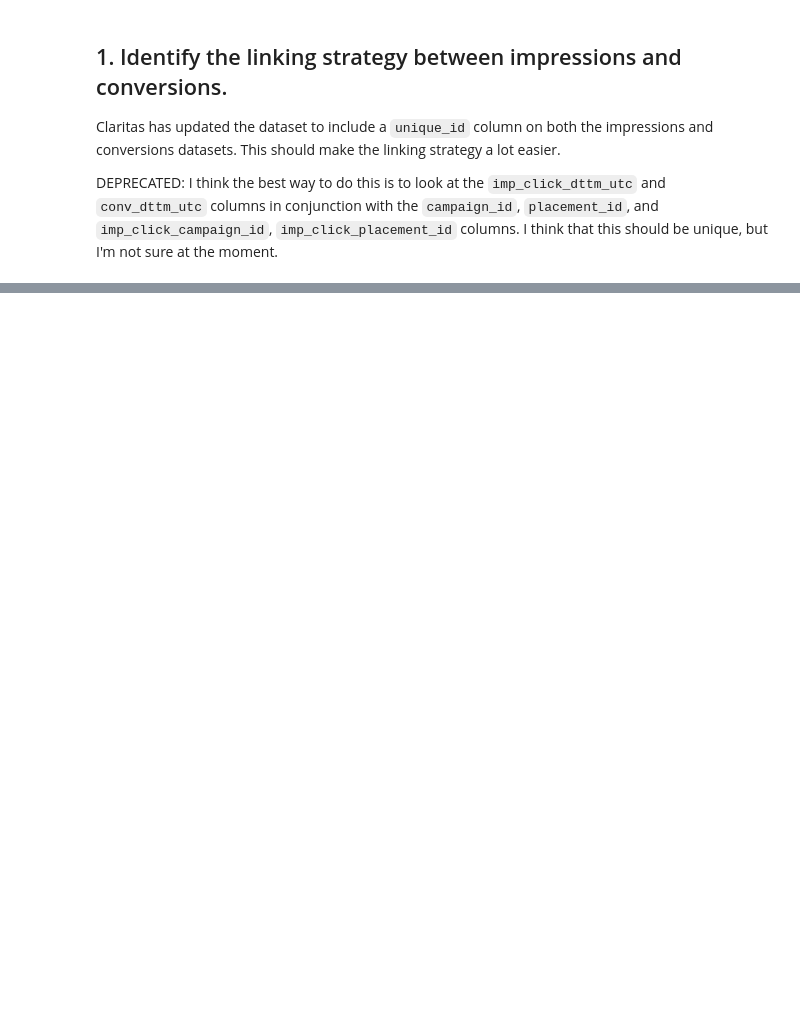
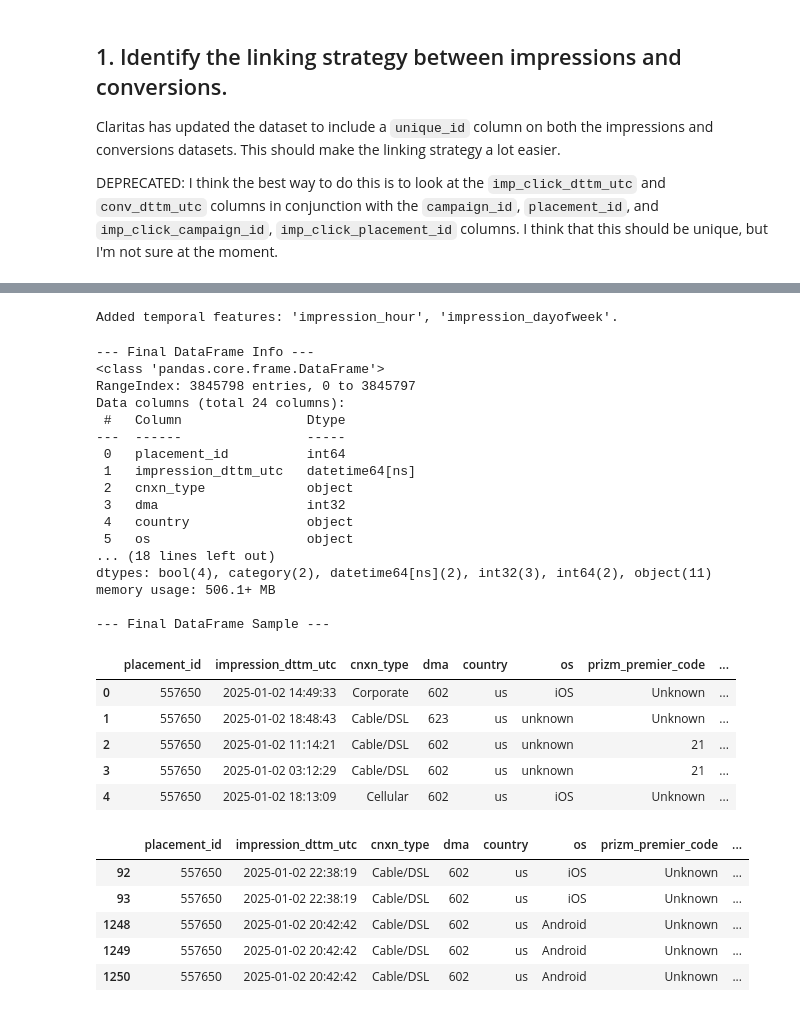
Before and after one commit to paramkpr/AuctioNN, a Jupyter notebook: notebooks/data_cleaning.ipynb, the cells around one changed output, grey strips where cells are left out. Saved outputs shown, nothing was run; the diff lists cells and outputs as text; code cells hidden in the pictures; blank space fills up the shorter version.

Commit message:
(feat) added data preprocessing and dataset functions

```diff
--- a/notebooks/data_cleaning.ipynb
+++ b/notebooks/data_cleaning.ipynb
@@ -150,0 +222,28 @@ Sample of matching unique_ids found in impressions:
+# %%
+from user_agents import parse
+
+# Apply the parser to the user_agent column
+ua_features = df_merged_final['user_agent'].apply(lambda ua_str: pd.Series({
+    'ua_browser': parse(ua_str).browser.family if ua_str else 'Unknown',
+    'ua_os': parse(ua_str).os.family if ua_str else 'Unknown',
+    'ua_device_family': parse(ua_str).device.family if ua_str else 'Unknown', # e.g., 'iPhone', 'Samsung SM-G950F'
+    'ua_device_brand': parse(ua_str).device.brand if ua_str else 'Unknown', # e.g., 'Apple', 'Samsung'
+    'ua_is_mobile': parse(ua_str).is_mobile,
+    'ua_is_tablet': parse(ua_str).is_tablet,
+    'ua_is_pc': parse(ua_str).is_pc,
+    'ua_is_bot': parse(ua_str).is_bot,
+}))
+
+# Join the new features back to the main dataframe
+df_merged_final = pd.concat([df_merged_final, ua_features], axis=1)
+
+# Drop the original user_agent, os, and device_type columns as they are now redundant
+columns_to_drop_after_ua = ['user_agent']
+# Ensure columns exist before dropping
+columns_to_drop_after_ua = [col for col in columns_to_drop_after_ua if col in df_merged_final.columns]
+df_merged_final = df_merged_final.drop(columns=columns_to_drop_after_ua)
+
+
+print("Parsed user_agent string and added new features.")
+print("Dropped original 'user_agent', 'os', 'device_type' columns.")
+print("New columns sample:", ua_features.head())
@@ -150,0 +259,49 @@ Sample of matching unique_ids found in impressions:
+# %%
+# Ensure the impression timestamp is in datetime format
+df_merged_final['impression_dttm_utc'] = pd.to_datetime(df_merged_final['impression_dttm_utc'])
+
+# Extract temporal features
+df_merged_final['impression_hour'] = df_merged_final['impression_dttm_utc'].dt.hour
+df_merged_final['impression_dayofweek'] = df_merged_final['impression_dttm_utc'].dt.dayofweek # Monday=0, Sunday=6
+
+print("Added temporal features: 'impression_hour', 'impression_dayofweek'.")
+# %% [output]
+Added temporal features: 'impression_hour', 'impression_dayofweek'.
+# %%
+print("\n--- Final DataFrame Info ---")
+df_merged_final.info()
+
+print("\n--- Final DataFrame Sample ---")
+display(df_merged_final.head())
+
+display(df_merged_final[df_merged_final["conversion_flag"] == 1].head())
+# %% [output]
+--- Final DataFrame Info ---
+<class 'pandas.core.frame.DataFrame'>
+RangeIndex: 3845798 entries, 0 to 3845797
+Data columns (total 24 columns):
+ #   Column                Dtype
+---  ------                -----
+ 0   placement_id          int64
+ 1   impression_dttm_utc   datetime64[ns]
+ 2   cnxn_type             object
+ 3   dma                   int32
+ 4   country               object
+ 5   os                    object
+... (18 lines left out)
+dtypes: bool(4), category(2), datetime64[ns](2), int32(3), int64(2), object(11)
+memory usage: 506.1+ MB
+
+--- Final DataFrame Sample ---
+|  | placement_id | impression_dttm_utc | cnxn_type | dma | country | os | prizm_premier_code | ... |
+| 0 | 557650 | 2025-01-02 14:49:33 | Corporate | 602 | us | iOS | Unknown | ... |
+| 1 | 557650 | 2025-01-02 18:48:43 | Cable/DSL | 623 | us | unknown | Unknown | ... |
+| 2 | 557650 | 2025-01-02 11:14:21 | Cable/DSL | 602 | us | unknown | 21 | ... |
+| 3 | 557650 | 2025-01-02 03:12:29 | Cable/DSL | 602 | us | unknown | 21 | ... |
+| 4 | 557650 | 2025-01-02 18:13:09 | Cellular | 602 | us | iOS | Unknown | ... |
+|  | placement_id | impression_dttm_utc | cnxn_type | dma | country | os | prizm_premier_code | ... |
+| 92 | 557650 | 2025-01-02 22:38:19 | Cable/DSL | 602 | us | iOS | Unknown | ... |
+| 93 | 557650 | 2025-01-02 22:38:19 | Cable/DSL | 602 | us | iOS | Unknown | ... |
+| 1248 | 557650 | 2025-01-02 20:42:42 | Cable/DSL | 602 | us | Android | Unknown | ... |
+| 1249 | 557650 | 2025-01-02 20:42:42 | Cable/DSL | 602 | us | Android | Unknown | ... |
+| 1250 | 557650 | 2025-01-02 20:42:42 | Cable/DSL | 602 | us | Android | Unknown | ... |
```
Also changed, not shown: parts of 11 cells of this notebook, 3 other files.
